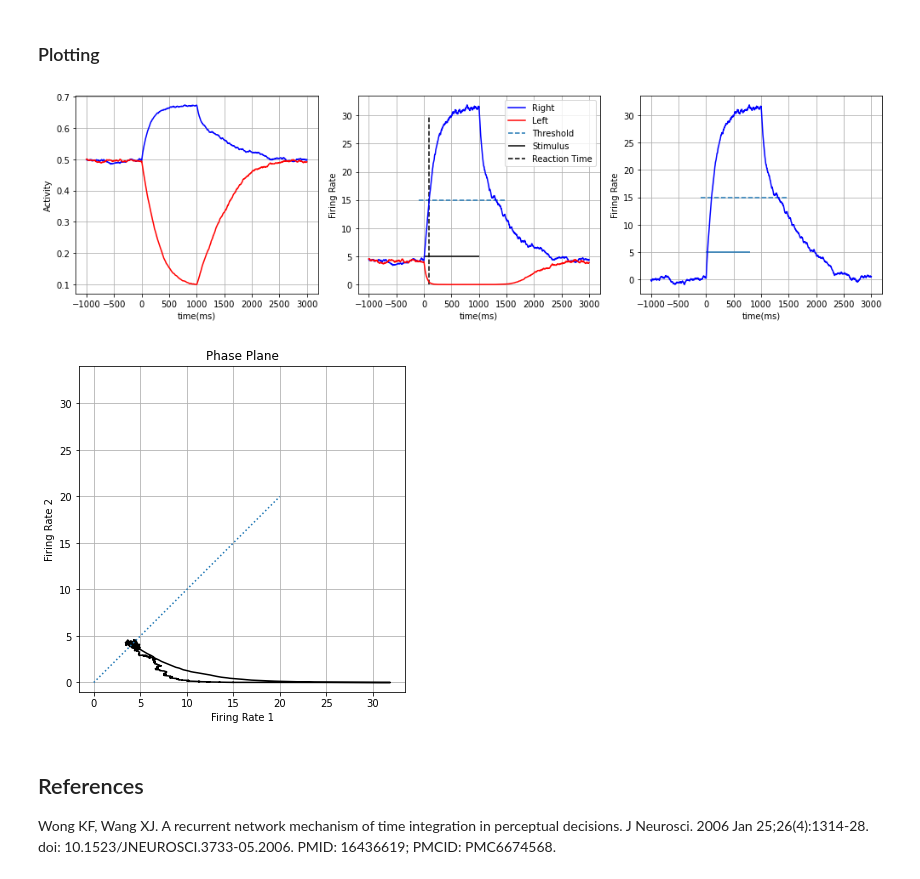
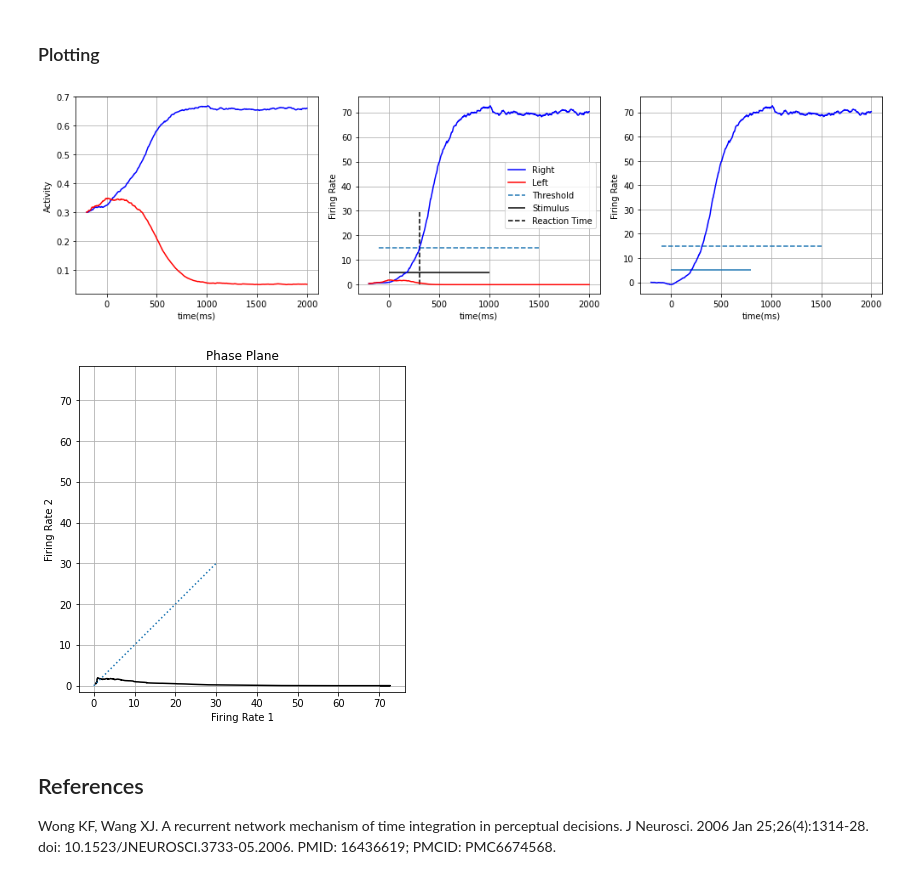
Before and after one commit to john-s-butler-dit/Decision-Making-Models, a Jupyter notebook: 2.1WongWang2006 Reduced Two Variable Model without AMPA - A Network Mechanism.ipynb, the cells around one changed output. Cells and saved outputs as stored; diff of their text form; code cells hidden in the pictures.

```diff
--- a/2.1WongWang2006 Reduced Two Variable Model without AMPA - A Network Mechanism.ipynb
+++ b/2.1WongWang2006 Reduced Two Variable Model without AMPA - A Network Mechanism.ipynb
@@ -47,7 +47,7 @@ $$ a=207 (VnC)^{-1}; \:\:  b=108Hz; \:\:d=0.154s$$
 In Wang (2006), $r_i$, the firing rate, is a self-consisting nonlinear function. Rather than approximating the values itterivly in a costly computational mannor, $H_i$ is introduced as a simplification of the firing rate equation. This input-output function can be solved for any $x_i$ as defined in the neural circuit equation. Parameter values for $a$, $b$ and $d$ are chosen to fit the numerical solutions.
 # %%
 def H(x):
-    a=207
+    a=270
     b=108
     d=0.154
     f=(a*x-b)/(1-np.exp(-d*(a*x-b)))
@@ -133,7 +133,7 @@ $$ c' $$ Coherence
 $I_i$ represents encoded motion stimulus information from the MT area. This input is dependant on the strength and direction of the cohearence, $c'$, aboslute stimulius strength $\mu_0$ and the average synaptic coupling with AMPA receptors, $J_{A,ext}$.
 # %%
 def I_input_1(c_dash):
-    J_A_ext=5.2/1000# nA/Hz
+    J_A_ext=5.2/10000# nA/Hz
     mu_0=30 # Hz
     f=1.0
     p=0
@@ -167,8 +167,8 @@ plt.show()
 Parameter values set as per appexdix directions, based on fitting data from Roitman and Shadlen (2002).
 # %%
 h=0.1
-time=np.arange(-1000,3000,h)
-J_A_ext=5.2/1000 # nA/Hz
+time=np.arange(-200,2000,h)
+J_A_ext=5.2/10000 # nA/Hz
 mu_0=30.0
 I_noise_1=0.004*np.random.normal(0,1,len(time))   # initalise noisy input as normal distribution
 I_noise_2=0.004*np.random.normal(0,1,len(time))   # why multiply by 0.004? Or how to know to do this  ?
@@ -180,7 +180,7 @@ x_2[0]=J_A_ext*mu_0
 
 
 
-S=0.5
+S=0.3
 S_1=S+np.random.uniform(0,0.001,len(time))  # initialise gating variables for uniform dist
 S_2=S+np.random.uniform(0,0.001,len(time))  # why does this have a different effect than S*np.ones(len(time)) ?
 
@@ -267,24 +267,24 @@ plt.ylabel('Firing Rate')
 plt.tight_layout()
 plt.show()
 # %% [output]
-[figure, old version]
+[figure, new version]
 # %%
 Firing_target_1=H(S_1)
 Firing_target_2=H(S_2)
 
 fig = plt.figure(figsize=(6,6))
 plt.plot(Firing_target_1,Firing_target_2,'-',color='black')
 
 
-plt.plot([0,20],[0,20],':')
+plt.plot([0,30],[0,30],':')
 plt.grid()
 plt.xlabel('Firing Rate 1')
 plt.ylabel('Firing Rate 2')
 plt.title('Phase Plane')
 plt.axis('square')
 plt.show()
 # %% [output]
-[figure, old version]
+[figure, new version]
 # %% [markdown]
 ## References
 Wong KF, Wang XJ. A recurrent network mechanism of time integration in perceptual decisions. J Neurosci. 2006 Jan 25;26(4):1314-28. doi: 10.1523/JNEUROSCI.3733-05.2006. PMID: 16436619; PMCID: PMC6674568.
```
Also changed, not shown: parts of 3 cells of this notebook, 9 other files.
